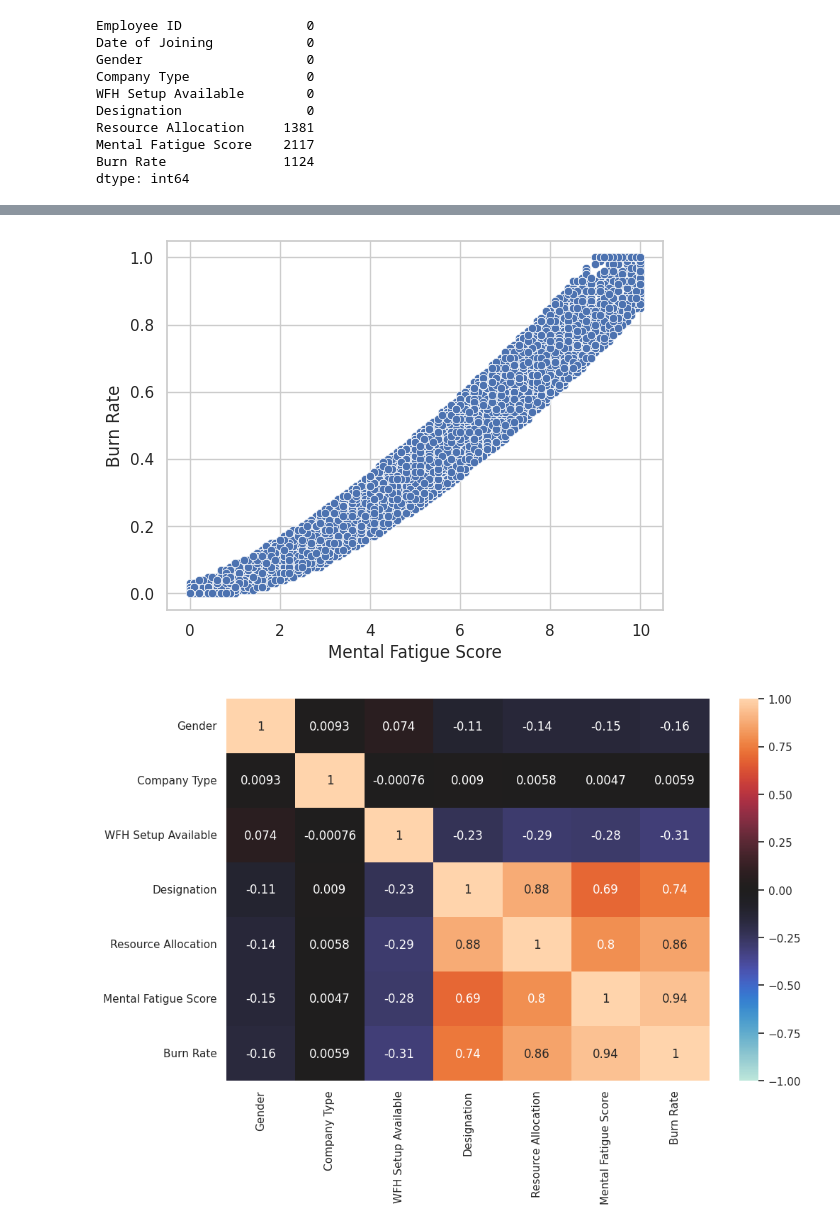
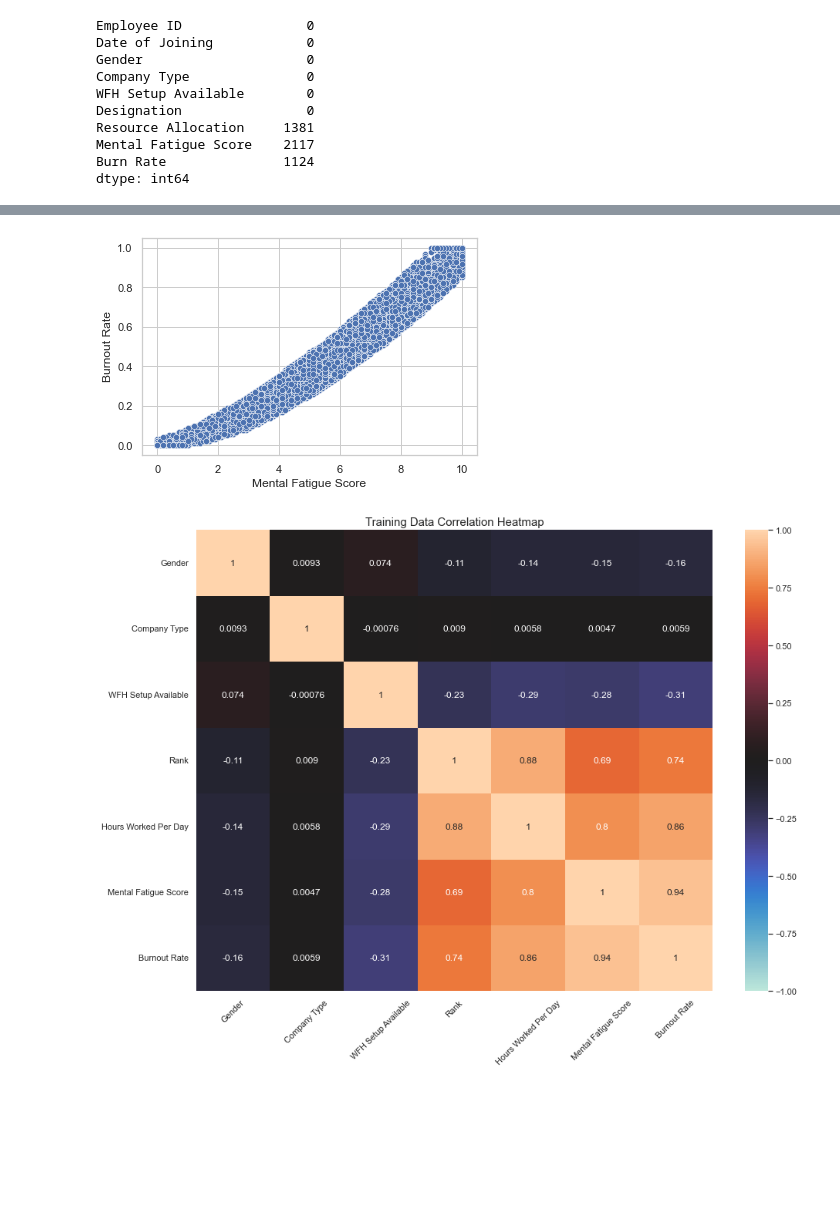
Before and after one commit to MenardCayabyab/Project4, a Jupyter notebook: Project4.ipynb, the cells around one changed output, grey strips where cells are left out. Saved outputs shown, nothing was run; the diff lists cells and outputs as text; code cells hidden in the pictures; blank space fills up the shorter version.

```diff
--- a/Project4.ipynb
+++ b/Project4.ipynb
@@ -10,7 +10,7 @@ from sklearn import metrics
 
 sns.set_theme(style="whitegrid")
 # %%
-train_df = pd.read_csv('/content/train.csv')
+train_df = pd.read_csv('Resources/train.csv')
 train_df.head()
 # %% [output]
 |  | Employee ID | Date of Joining | Gender | Company Type | WFH Setup Available | Designation | ... |
@@ -32,6 +32,11 @@ Resource Allocation     1381
 Mental Fatigue Score    2117
 Burn Rate               1124
 dtype: int64
+# %%
+# Rename columns for better comprehensibility
+train_df = train_df.rename(columns={"Designation": "Rank",
+                           "Resource Allocation":"Hours Worked Per Day",
+                           "Burn Rate": "Burnout Rate"})
 # %%
 # Drop NA values
 burnout_train = train_df.dropna()
@@ -86,13 +91,16 @@ sns.histplot(data=burnout_train, x='Mental Fatigue Score', bins=10);
 # %%
-sns.scatterplot(data=train_df2, x='Mental Fatigue Score', y='Burn Rate');
+sns.scatterplot(data=train_df2, x='Mental Fatigue Score', y='Burnout Rate');
 # %% [output]
-[figure, old version]
+[figure, new version]
 # %%
-plt.figure(figsize=(11,7))
+plt.figure(figsize=(15,11))
 corr = train_df2.corr()
 sns.heatmap(corr, vmin=-1, center=0, vmax=1, annot=True);
+plt.title("Training Data Correlation Heatmap",fontsize=15)
+plt.xticks(rotation=45)
+plt.savefig("Visuals/EDA_heatmap.jpg")
 # %% [output]
-[figure, old version]
+[figure, new version]
 # %%
 scaler = StandardScaler()
 # %%
```
Also changed, not shown: parts of 16 cells of this notebook.
